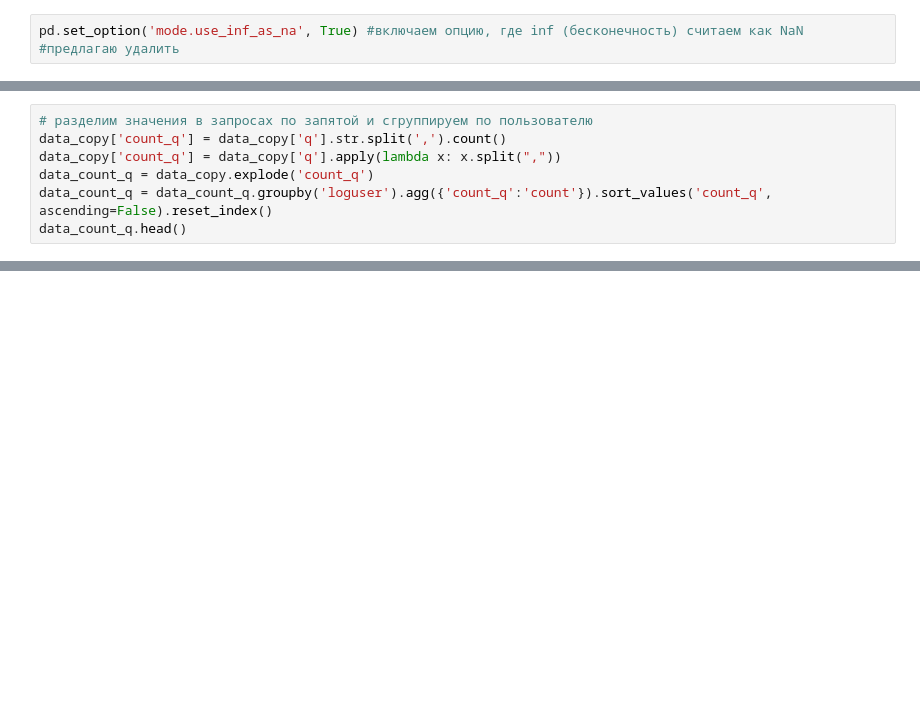
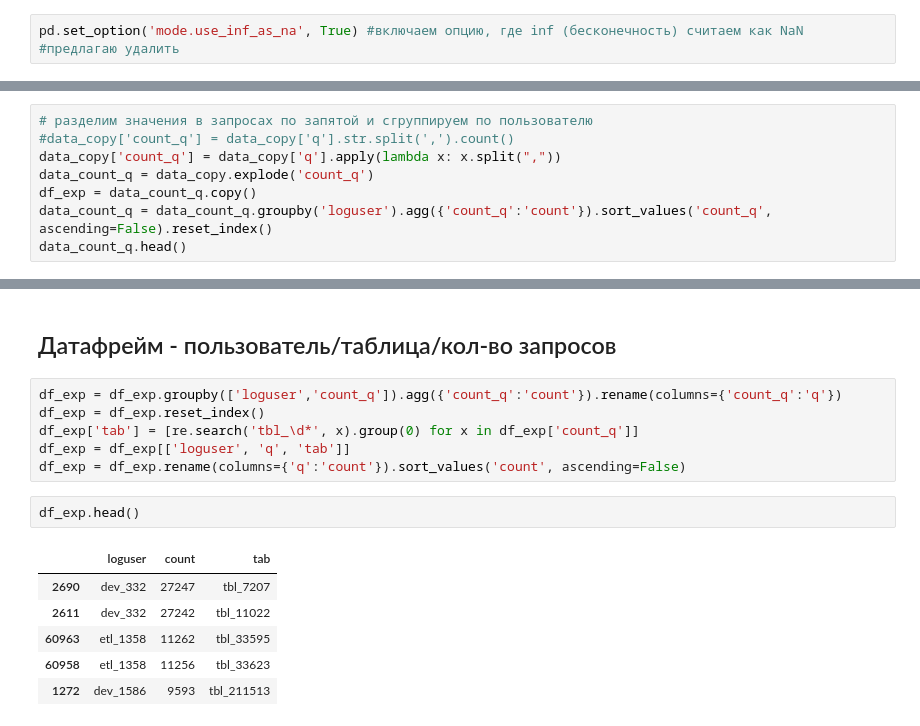
Before and after one commit to den-dw/skolkovo_hack, a Jupyter notebook: skolkovo_hack_2.0.ipynb, the cells around one changed output, grey strips where cells are left out. Cells and saved outputs as stored; diff of their text form; blank space fills up the shorter version.

```diff
--- a/skolkovo_hack_2.0.ipynb
+++ b/skolkovo_hack_2.0.ipynb
@@ -172,7 +127,0 @@ plt.show
-# %%
-# разделим значения в запросах по запятой и сгруппируем по пользователю
-data_copy['count_q'] = data_copy['q'].str.split(',').count()
-data_copy['count_q'] = data_copy['q'].apply(lambda x: x.split(","))
-data_count_q = data_copy.explode('count_q')
-data_count_q = data_count_q.groupby('loguser').agg({'count_q':'count'}).sort_values('count_q', ascending=False).reset_index()
-data_count_q.head()
@@ -211,0 +173,8 @@ plt.show
+# %%
+# разделим значения в запросах по запятой и сгруппируем по пользователю
+#data_copy['count_q'] = data_copy['q'].str.split(',').count()
+data_copy['count_q'] = data_copy['q'].apply(lambda x: x.split(","))
+data_count_q = data_copy.explode('count_q')
+df_exp = data_count_q.copy()
+data_count_q = data_count_q.groupby('loguser').agg({'count_q':'count'}).sort_values('count_q', ascending=False).reset_index()
+data_count_q.head()
@@ -211,0 +214,17 @@ plt.show
+# %% [markdown]
+## Датафрейм - пользователь/таблица/кол-во запросов
+# %%
+df_exp = df_exp.groupby(['loguser','count_q']).agg({'count_q':'count'}).rename(columns={'count_q':'q'})
+df_exp = df_exp.reset_index()
+df_exp['tab'] = [re.search('tbl_\d*', x).group(0) for x in df_exp['count_q']]
+df_exp = df_exp[['loguser', 'q', 'tab']]
+df_exp = df_exp.rename(columns={'q':'count'}).sort_values('count', ascending=False)
+# %%
+df_exp.head()
+# %% [output]
+|  | loguser | count | tab |
+| 2690 | dev_332 | 27247 | tbl_7207 |
+| 2611 | dev_332 | 27242 | tbl_11022 |
+| 60963 | etl_1358 | 11262 | tbl_33595 |
+| 60958 | etl_1358 | 11256 | tbl_33623 |
+| 1272 | dev_1586 | 9593 | tbl_211513 |
```
Also changed, not shown: parts of 27 cells of this notebook.
